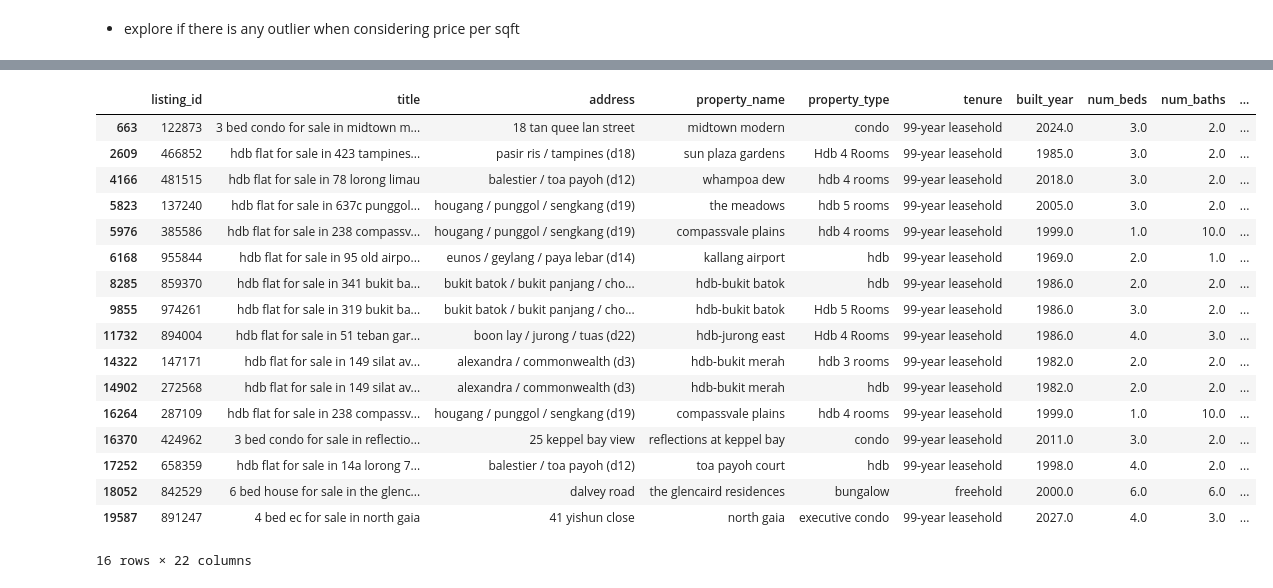
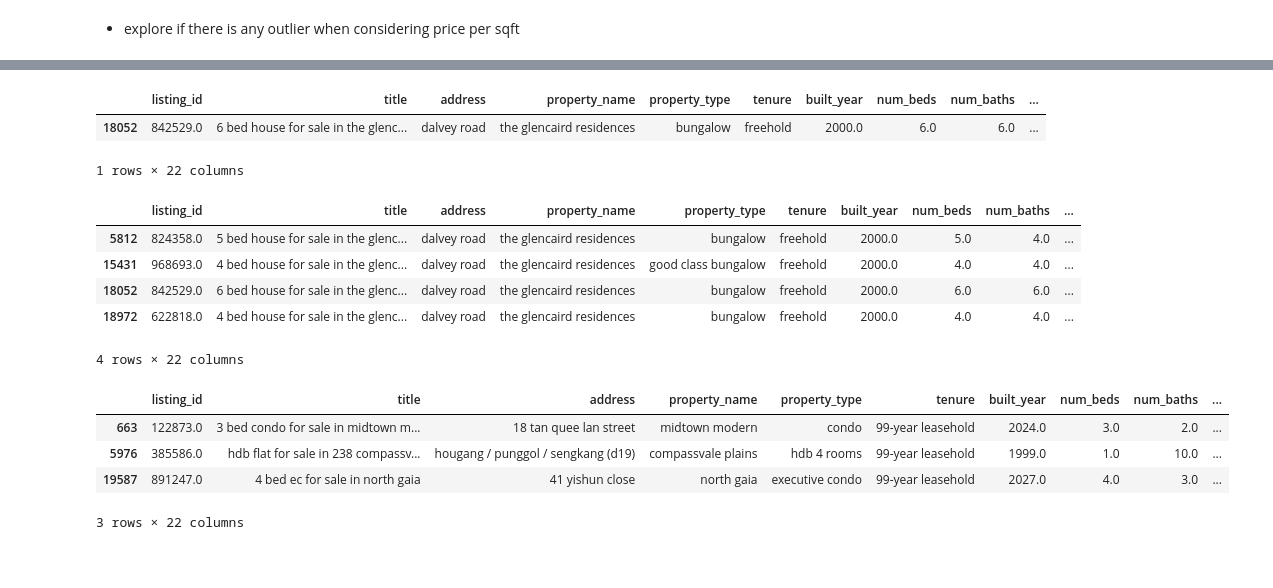
Before and after one commit to PigeonPhobia/no-bylan-regressor, a Jupyter notebook: mingyue_public_EDA.ipynb, the cells around one changed output, grey strips where cells are left out. Cells and saved outputs as stored; diff of their text form; code cells hidden in the pictures; blank space fills up the shorter version.

```diff
--- a/mingyue_public_EDA.ipynb
+++ b/mingyue_public_EDA.ipynb
@@ -186,3 +241,3 @@ for uni_name in uni_property_name:
 # %%
-for lst_id in extre_list:
+for lst_id in min_extre_list:
     data_train["size_sqft"] = np.where(data_train["listing_id"] == lst_id, data_train["size_sqft"] * 10, data_train["size_sqft"])
@@ -189,3 +249,6 @@ for lst_id in extre_list:
+# %%
+for lst_id in max_extre_list:
+    data_train["size_sqft"] = np.where(data_train["listing_id"] == lst_id, data_train["size_sqft"] / 10, data_train["size_sqft"])
 # %% [markdown]
 ## Preprocessing price attribute
 # %% [markdown]
@@ -364,12 +375,14 @@ plt.show()
 # %%
-price_extre_list = []
+min_price_extre_list = []
+max_price_extre_list = []
+
 for uni_name in uni_property_name:
-    price_describe = data_train[data_train['property_name']==uni_name]['price_sqft']
-    mid_dt = price_describe.describe()['50%']
-    min_dt = price_describe.describe()['min']
-    max_dt = price_describe.describe()['max']
+    price_describe = data_train[data_train['property_name']==uni_name]['price_sqft'].describe()
+    mid_dt = price_describe['50%']
+    min_dt = price_describe['min']
+    max_dt = price_describe['max']
     if min_dt < mid_dt / 10:
-        price_extre_list += data_train[(data_train['price_sqft'] < mid_dt/10) & (data_train['property_name'] == uni_name)]['listing_id'].values.tolist()
+        min_price_extre_list += data_train[(data_train['price_sqft'] < mid_dt/10) & (data_train['property_name'] == uni_name)]['listing_id'].values.tolist()
 
     if max_dt > mid_dt * 10:
-        price_extre_list += data_train[(data_train['price_sqft'] > mid_dt*10) & (data_train['property_name'] == uni_name)]['listing_id'].values.tolist()
+        max_price_extre_list += data_train[(data_train['price_sqft'] > mid_dt*10) & (data_train['property_name'] == uni_name)]['listing_id'].values.tolist()
@@ -395,21 +389,23 @@ price_extre_list
 # %%
-data_train.loc[data_train['listing_id'].isin(price_extre_list)]
+data_train.loc[data_train['listing_id'].isin(min_price_extre_list)]
 # %% [output]
 |  | listing_id | title | address | property_name | property_type | tenure | built_year | num_beds | num_baths | ... |
-| 663 | 122873 | 3 bed condo for sale in midtown m... | 18 tan quee lan street | midtown modern | condo | 99-year leasehold | 2024.0 | 3.0 | 2.0 | ... |
-| 2609 | 466852 | hdb flat for sale in 423 tampines... | pasir ris / tampines (d18) | sun plaza gardens | Hdb 4 Rooms | 99-year leasehold | 1985.0 | 3.0 | 2.0 | ... |
-| 4166 | 481515 | hdb flat for sale in 78 lorong limau | balestier / toa payoh (d12) | whampoa dew | hdb 4 rooms | 99-year leasehold | 2018.0 | 3.0 | 2.0 | ... |
-| 5823 | 137240 | hdb flat for sale in 637c punggol... | hougang / punggol / sengkang (d19) | the meadows | hdb 5 rooms | 99-year leasehold | 2005.0 | 3.0 | 2.0 | ... |
-| 5976 | 385586 | hdb flat for sale in 238 compassv... | hougang / punggol / sengkang (d19) | compassvale plains | hdb 4 rooms | 99-year leasehold | 1999.0 | 1.0 | 10.0 | ... |
-| 6168 | 955844 | hdb flat for sale in 95 old airpo... | eunos / geylang / paya lebar (d14) | kallang airport | hdb | 99-year leasehold | 1969.0 | 2.0 | 1.0 | ... |
-| 8285 | 859370 | hdb flat for sale in 341 bukit ba... | bukit batok / bukit panjang / cho... | hdb-bukit batok | hdb | 99-year leasehold | 1986.0 | 2.0 | 2.0 | ... |
-| 9855 | 974261 | hdb flat for sale in 319 bukit ba... | bukit batok / bukit panjang / cho... | hdb-bukit batok | Hdb 5 Rooms | 99-year leasehold | 1986.0 | 3.0 | 2.0 | ... |
-| 11732 | 894004 | hdb flat for sale in 51 teban gar... | boon lay / jurong / tuas (d22) | hdb-jurong east | Hdb 4 Rooms | 99-year leasehold | 1986.0 | 4.0 | 3.0 | ... |
-| 14322 | 147171 | hdb flat for sale in 149 silat av... | alexandra / commonwealth (d3) | hdb-bukit merah | hdb 3 rooms | 99-year leasehold | 1982.0 | 2.0 | 2.0 | ... |
-| 14902 | 272568 | hdb flat for sale in 149 silat av... | alexandra / commonwealth (d3) | hdb-bukit merah | hdb | 99-year leasehold | 1982.0 | 2.0 | 2.0 | ... |
-| 16264 | 287109 | hdb flat for sale in 238 compassv... | hougang / punggol / sengkang (d19) | compassvale plains | hdb 4 rooms | 99-year leasehold | 1999.0 | 1.0 | 10.0 | ... |
-| 16370 | 424962 | 3 bed condo for sale in reflectio... | 25 keppel bay view | reflections at keppel bay | condo | 99-year leasehold | 2011.0 | 3.0 | 2.0 | ... |
-| 17252 | 658359 | hdb flat for sale in 14a lorong 7... | balestier / toa payoh (d12) | toa payoh court | hdb | 99-year leasehold | 1998.0 | 4.0 | 2.0 | ... |
-| 18052 | 842529 | 6 bed house for sale in the glenc... | dalvey road | the glencaird residences | bungalow | freehold | 2000.0 | 6.0 | 6.0 | ... |
-| 19587 | 891247 | 4 bed ec for sale in north gaia | 41 yishun close | north gaia | executive condo | 99-year leasehold | 2027.0 | 4.0 | 3.0 | ... |
+| 18052 | 842529.0 | 6 bed house for sale in the glenc... | dalvey road | the glencaird residences | bungalow | freehold | 2000.0 | 6.0 | 6.0 | ... |
-16 rows × 22 columns
+1 rows × 22 columns
+# %%
+data_train[(data_train['property_name'] == 'the glencaird residences')]
+# %% [output]
+|  | listing_id | title | address | property_name | property_type | tenure | built_year | num_beds | num_baths | ... |
+| 5812 | 824358.0 | 5 bed house for sale in the glenc... | dalvey road | the glencaird residences | bungalow | freehold | 2000.0 | 5.0 | 4.0 | ... |
+| 15431 | 968693.0 | 4 bed house for sale in the glenc... | dalvey road | the glencaird residences | good class bungalow | freehold | 2000.0 | 4.0 | 4.0 | ... |
+| 18052 | 842529.0 | 6 bed house for sale in the glenc... | dalvey road | the glencaird residences | bungalow | freehold | 2000.0 | 6.0 | 6.0 | ... |
+| 18972 | 622818.0 | 4 bed house for sale in the glenc... | dalvey road | the glencaird residences | bungalow | freehold | 2000.0 | 4.0 | 4.0 | ... |
+4 rows × 22 columns
+# %%
+data_train.loc[data_train['listing_id'].isin(max_price_extre_list)]
+# %% [output]
+|  | listing_id | title | address | property_name | property_type | tenure | built_year | num_beds | num_baths | ... |
+| 663 | 122873.0 | 3 bed condo for sale in midtown m... | 18 tan quee lan street | midtown modern | condo | 99-year leasehold | 2024.0 | 3.0 | 2.0 | ... |
+| 5976 | 385586.0 | hdb flat for sale in 238 compassv... | hougang / punggol / sengkang (d19) | compassvale plains | hdb 4 rooms | 99-year leasehold | 1999.0 | 1.0 | 10.0 | ... |
+| 19587 | 891247.0 | 4 bed ec for sale in north gaia | 41 yishun close | north gaia | executive condo | 99-year leasehold | 2027.0 | 4.0 | 3.0 | ... |
+3 rows × 22 columns
```
Also changed, not shown: parts of 36 cells of this notebook, 1 other file.
